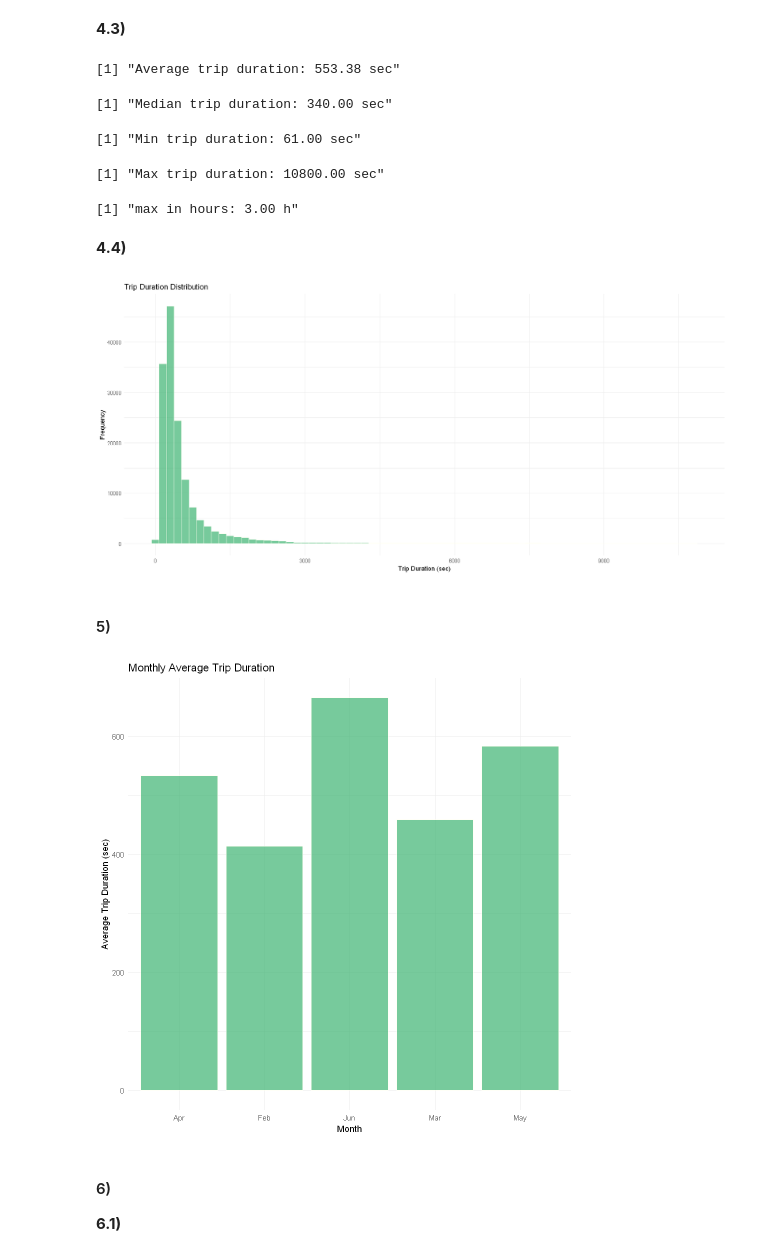
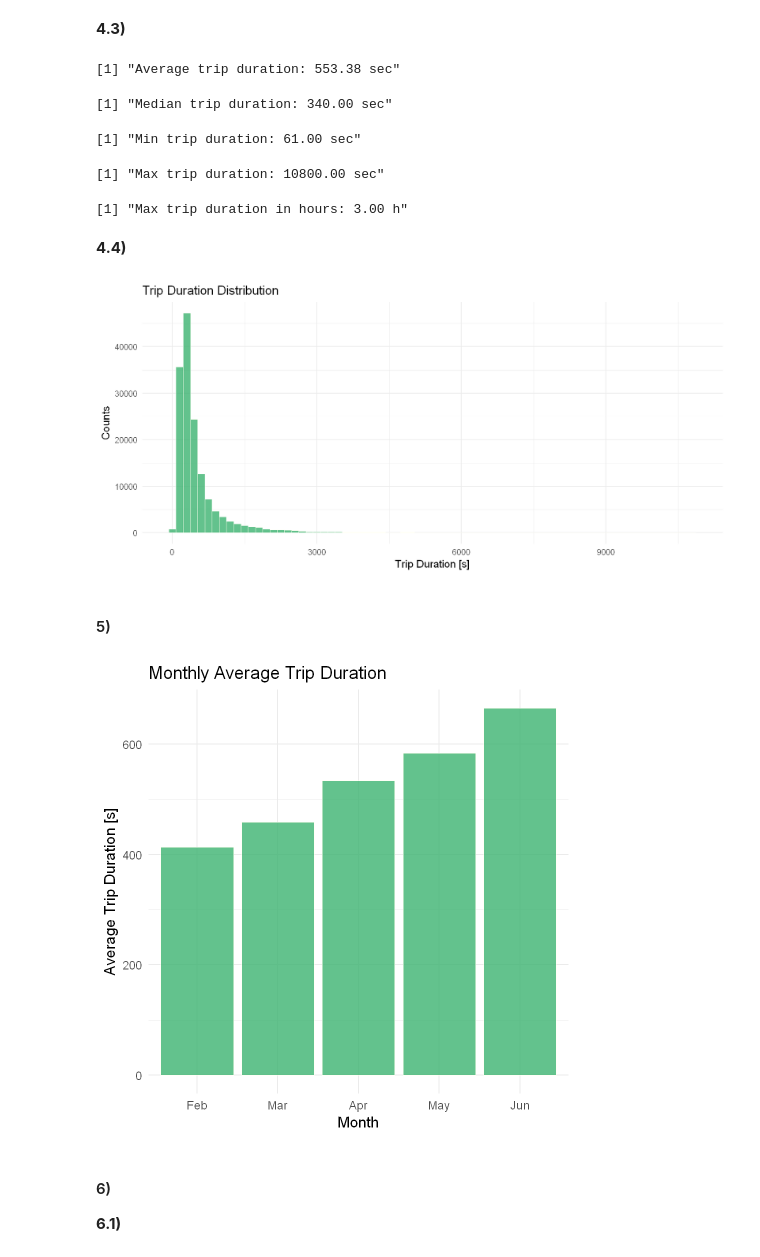
Before and after one commit to Berto70/advstat, a Jupyter notebook: ex1/Bertinelli_Gabriele_rlab01.ipynb, the cells around one changed output. Drawn from its saved outputs; the diff is of its cells as text; code cells hidden in the pictures.

```diff
--- a/ex1/Bertinelli_Gabriele_rlab01.ipynb
+++ b/ex1/Bertinelli_Gabriele_rlab01.ipynb
@@ -20,5 +42,5 @@ d5 <- read_csv('./Data_CitiBike/JC-201906-citibike-tripdata.csv')
 #### 2)
 # %%
 # bind_rows() is useful for combining data frames wherein the columns are all identical
-df <- bind_rows(d1, d2, d3, d4, d5)
+df <- as_tibble(bind_rows(d1, d2, d3, d4, d5))
 # %%
@@ -113,46 +134,50 @@ max_trip_duration_clean <- max(df_clean$tripduration)
 sprintf("Min trip duration: %.2f sec", min_trip_duration_clean)
 sprintf("Max trip duration: %.2f sec", max_trip_duration_clean)
 
-sprintf('max in hours: %.2f h', max_trip_duration_clean/3600)
+sprintf('Max trip duration in hours: %.2f h', max_trip_duration_clean/3600)
 # %% [output]
 [1] "Average trip duration: 553.38 sec"
 [1] "Median trip duration: 340.00 sec"
 [1] "Min trip duration: 61.00 sec"
 [1] "Max trip duration: 10800.00 sec"
-[1] "max in hours: 3.00 h"
+[1] "Max trip duration in hours: 3.00 h"
 # %% [markdown]
 **4.4)**
 # %%
-options(repr.plot.width = 15, repr.plot.height = 7)
+options(repr.plot.width = 15, repr.plot.height = 7) # set plot size
+
 time_duration_hist <- ggplot(data=df_clean, aes(x=tripduration)) +
-                        geom_histogram(binwidth=150, fill='mediumseagreen', color='ivory', alpha=0.7) +
-                        labs(title='Trip Duration Distribution', x='Trip Duration (sec)', y='Frequency') +
-                        # xlim(c(0, 3600)) +
-                        theme_minimal()
+						geom_histogram(binwidth=150, fill='mediumseagreen', color='ivory', alpha=0.8) +
+						labs(title='Trip Duration Distribution', x='Trip Duration [s]', y='Counts') +
+						# xlim(c(0, 3600)) +
+						theme_minimal(base_size = 18)
 
-time_duration_hist
+time_duration_hist # plot trip duration distribution
 # %% [output]
-[figure, old version]
+[figure, new version]
 # %% [markdown]
 #### 5)
 # %%
 monthly_avg_trip_duration <- df_clean %>%
-  mutate(month = lubridate::month(starttime)) %>% # mutate add a new col. lubridate::month() returns the month number
-  group_by(month) %>%
-  summarize(avg_trip_duration = mean(tripduration)) # summarize() is used to aggregate data by group
+								mutate(month = lubridate::month(starttime)) %>% # mutate add a new col. lubridate::month() returns the month number
+								group_by(month) %>%
+								summarize(avg_trip_duration = mean(tripduration)) # summarize() is used to aggregate data by group
 
-monthly_avg_trip_duration <- monthly_avg_trip_duration %>% mutate(month_w = c('Feb', 'Mar', 'Apr', 'May', 'Jun'))
+monthly_avg_trip_duration <- monthly_avg_trip_duration %>%
+								mutate(month_w = c('Feb', 'Mar', 'Apr', 'May', 'Jun'))  # add month names col for the plot
+
 
 options(repr.plot.width = 8, repr.plot.height = 8)
 
-monthly_plot <- ggplot(data= monthly_avg_trip_duration, aes(x=month_w, y=avg_trip_duration)) +
-                  geom_bar(stat='identity', fill='mediumseagreen', color='ivory', alpha=0.7) +
-                  labs(title='Monthly Average Trip Duration', x='Month', y='Average Trip Duration (sec)') +
-                  theme_minimal()
+level_order <- c('Feb', 'Mar', 'Apr', 'May', 'Jun') # order of months for plot
+monthly_plot <- ggplot(data= monthly_avg_trip_duration, aes(x= factor(month_w, level=level_order), y=avg_trip_duration)) +
+					geom_bar(stat='identity', fill='mediumseagreen', color='ivory', alpha=0.8) +
+					labs(title='Monthly Average Trip Duration', x='Month', y='Average Trip Duration [s]') +
+					theme_minimal(base_size = 18)
 
-monthly_plot
+monthly_plot # barplot of monthly average trip duration
 # %% [output]
-[figure, old version]
+[figure, new version]
 # %% [markdown]
 #### 6)
 **6.1)**
```
Also changed, not shown: parts of 14 cells of this notebook.
